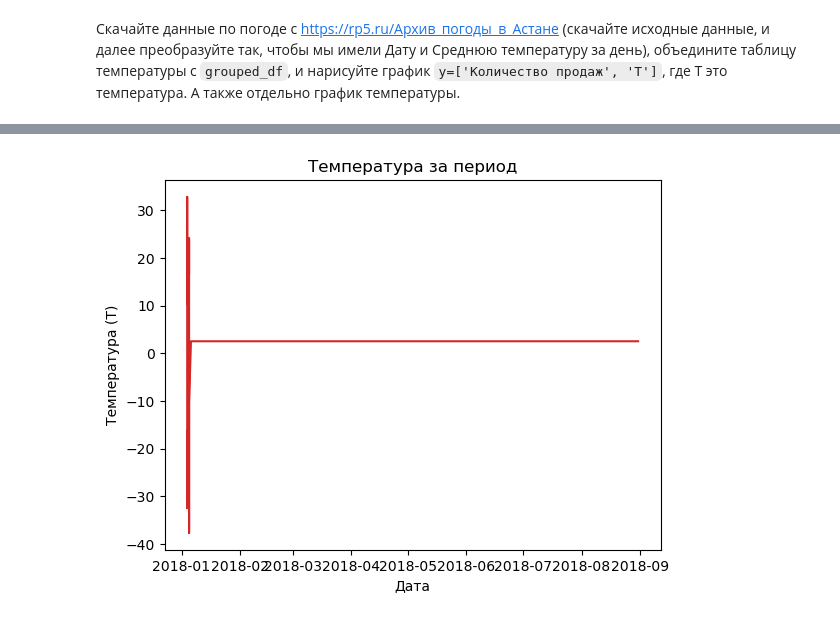
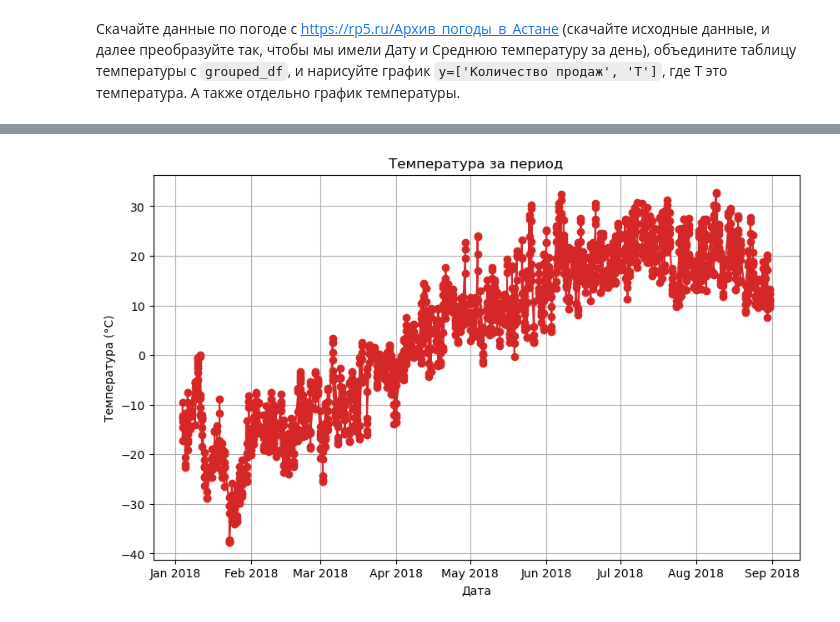
Before and after one commit to woofdanny/Python, a Jupyter notebook: Блок 3.ipynb, the cells around one changed output, grey strips where cells are left out. Cells and saved outputs as stored; diff of their text form; code cells hidden in the pictures.

```diff
--- a/Блок 3.ipynb
+++ b/Блок 3.ipynb
@@ -161,9 +166,0 @@ plt.show()
-# %%
-plt.figure()
-plt.plot(combined_df['Дата'], combined_df['T'], color='tab:red')
-plt.xlabel('Дата')
-plt.ylabel('Температура (T)')
-plt.title('Температура за период')
-plt.show()
-# %% [output]
-[figure, removed]
@@ -169,0 +169,16 @@ plt.show()
+# %%
+fig, ax = plt.subplots(figsize=(10, 6))
+ax.plot(combined_df['Дата'], combined_df['T'], color='tab:red', marker='o')
+
+ax.set_xlabel('Дата')
+ax.set_ylabel('Температура (°C)')
+ax.set_title('Температура за период')
+
+ax.xaxis.set_major_locator(mdates.MonthLocator())
+ax.xaxis.set_major_formatter(mdates.DateFormatter('%b %Y'))
+
+plt.grid(True)
+
+plt.show()
+# %% [output]
+[figure, added]
```
Also changed, not shown: parts of 6 cells of this notebook, 1 other file.
